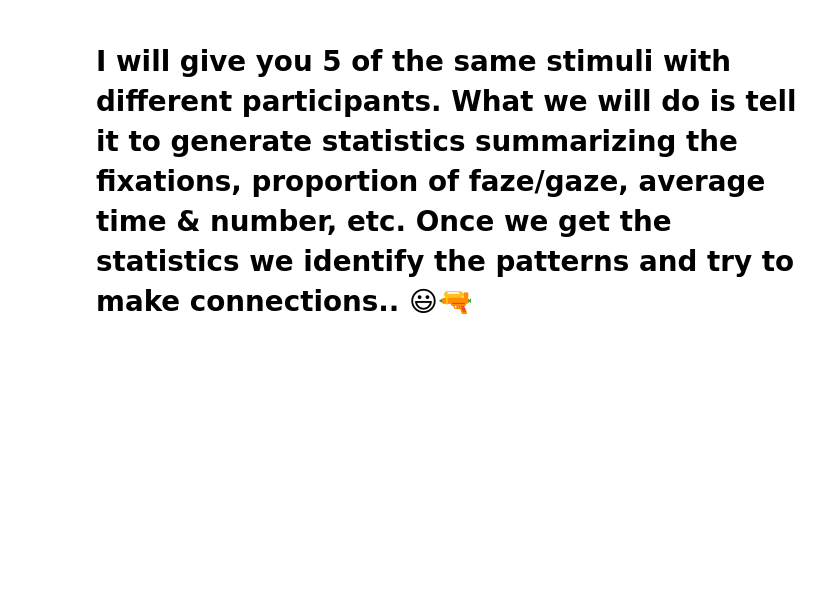
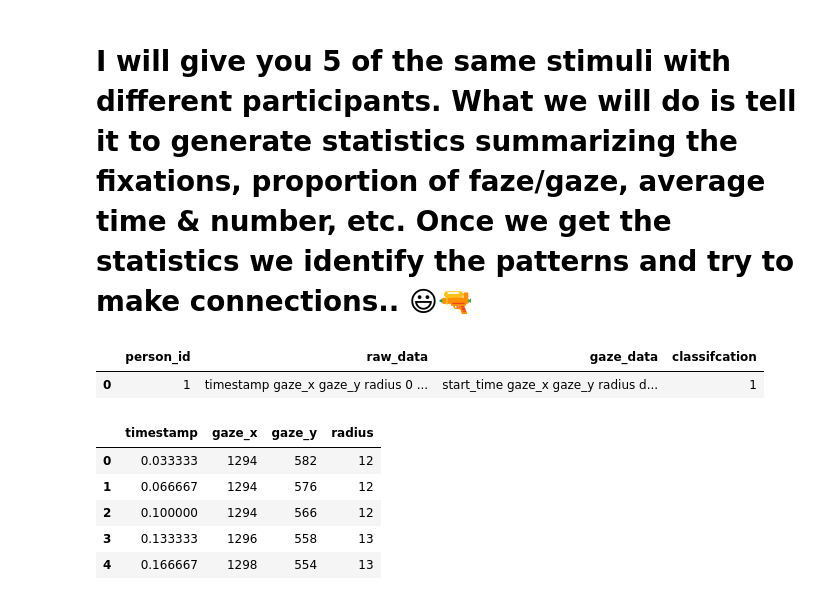
Before and after one commit to jb2467/SMRG_Video, a Jupyter notebook: SMRG.ipynb, the cells around one changed output. Saved outputs shown, nothing was run; the diff lists cells and outputs as text; code cells hidden in the pictures; blank space fills up the shorter version.

```diff
--- a/SMRG.ipynb
+++ b/SMRG.ipynb
@@ -333,3 +329,25 @@ cap.release()
 [figure]
 # %% [markdown]
 # I will give you 5 of the same stimuli with different participants. What we will do is tell it to generate statistics summarizing the fixations, proportion of faze/gaze, average time & number, etc. Once we get the statistics we identify the patterns and try to make connections.. 😃🔫
+# %%
+person_data = {
+    'person_id': [1],
+    'raw_data' : [raw_df],
+    'gaze_data' : [gaze_df],
+    'classifcation' : [1]
+}
+
+person_df = pd.DataFrame(person_data)
+person_df.head()
+# %% [output]
+|  | person_id | raw_data | gaze_data | classifcation |
+| 0 | 1 | timestamp gaze_x gaze_y radius 0 ... | start_time gaze_x gaze_y radius d... | 1 |
+# %%
+person_df['raw_data'][0].head()
+# %% [output]
+|  | timestamp | gaze_x | gaze_y | radius |
+| 0 | 0.033333 | 1294 | 582 | 12 |
+| 1 | 0.066667 | 1294 | 576 | 12 |
+| 2 | 0.100000 | 1294 | 566 | 12 |
+| 3 | 0.133333 | 1296 | 558 | 13 |
+| 4 | 0.166667 | 1298 | 554 | 13 |
```
Also changed, not shown: parts of 11 cells of this notebook.
